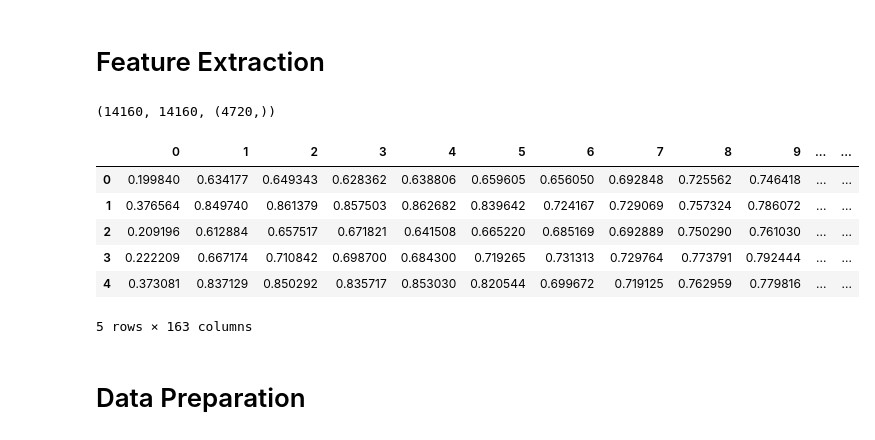
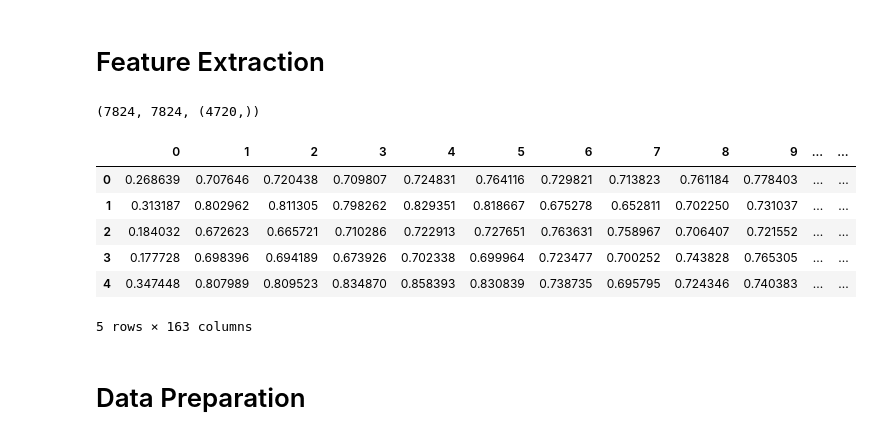
Before and after one commit to wintechis/emotion-detection-and-reaction, a Jupyter notebook: SER/SER_model_Training.ipynb, the cells around one changed output. Drawn from its saved outputs; the diff is of its cells as text; code cells hidden in the pictures.

```diff
--- a/SER/SER_model_Training.ipynb
+++ b/SER/SER_model_Training.ipynb
@@ -305,28 +305,28 @@ def get_features(path):
 # %%
 X, Y = [], []
 for path, emotion in tqdm(zip(data_path.Path, data_path.Emotions), total=len(data_path.Path)):
-    #if emotion in ['angry','happy','fear','sad']:      #filter emotions
-    feature = get_features(path)
-    for ele in feature:
-        X.append(ele)
-        # appending emotion 3 times as we have made 3 augmentation techniques on each audio file.
-        Y.append(emotion)
+    if emotion in ['angry','happy','fear','sad']:      #filter emotions
+        feature = get_features(path)
+        for ele in feature:
+            X.append(ele)
+            # appending emotion 3 times as we have made 3 augmentation techniques on each audio file.
+            Y.append(emotion)
 # %%
 len(X), len(Y), data_path.Path.shape
 # %% [output]
-(14160, 14160, (4720,))
+(7824, 7824, (4720,))
 # %%
 Features = pd.DataFrame(X)
 Features['labels'] = Y
-Features.to_csv('features_8.csv', index=False)
+Features.to_csv('features.csv', index=False)
 Features.head()
 # %% [output]
 |  | 0 | 1 | 2 | 3 | 4 | 5 | 6 | 7 | 8 | 9 | ... | ... |
-| 0 | 0.199840 | 0.634177 | 0.649343 | 0.628362 | 0.638806 | 0.659605 | 0.656050 | 0.692848 | 0.725562 | 0.746418 | ... | ... |
-| 1 | 0.376564 | 0.849740 | 0.861379 | 0.857503 | 0.862682 | 0.839642 | 0.724167 | 0.729069 | 0.757324 | 0.786072 | ... | ... |
-| 2 | 0.209196 | 0.612884 | 0.657517 | 0.671821 | 0.641508 | 0.665220 | 0.685169 | 0.692889 | 0.750290 | 0.761030 | ... | ... |
-| 3 | 0.222209 | 0.667174 | 0.710842 | 0.698700 | 0.684300 | 0.719265 | 0.731313 | 0.729764 | 0.773791 | 0.792444 | ... | ... |
-| 4 | 0.373081 | 0.837129 | 0.850292 | 0.835717 | 0.853030 | 0.820544 | 0.699672 | 0.719125 | 0.762959 | 0.779816 | ... | ... |
+| 0 | 0.268639 | 0.707646 | 0.720438 | 0.709807 | 0.724831 | 0.764116 | 0.729821 | 0.713823 | 0.761184 | 0.778403 | ... | ... |
+| 1 | 0.313187 | 0.802962 | 0.811305 | 0.798262 | 0.829351 | 0.818667 | 0.675278 | 0.652811 | 0.702250 | 0.731037 | ... | ... |
+| 2 | 0.184032 | 0.672623 | 0.665721 | 0.710286 | 0.722913 | 0.727651 | 0.763631 | 0.758967 | 0.706407 | 0.721552 | ... | ... |
+| 3 | 0.177728 | 0.698396 | 0.694189 | 0.673926 | 0.702338 | 0.699964 | 0.723477 | 0.700252 | 0.743828 | 0.765305 | ... | ... |
+| 4 | 0.347448 | 0.807989 | 0.809523 | 0.834870 | 0.858393 | 0.830839 | 0.738735 | 0.695795 | 0.724346 | 0.740383 | ... | ... |
 5 rows × 163 columns
 # %% [markdown]
 
```
Also changed, not shown: parts of 12 cells of this notebook, 20 other files.
